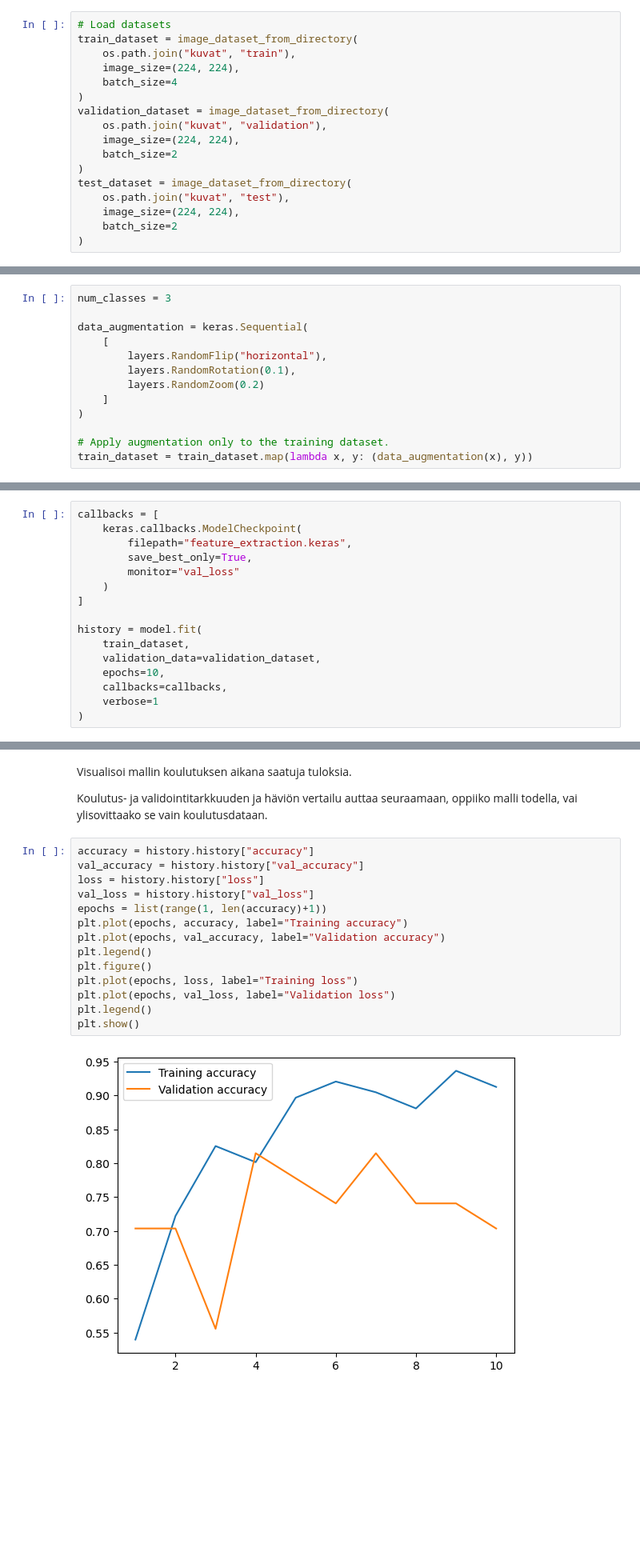
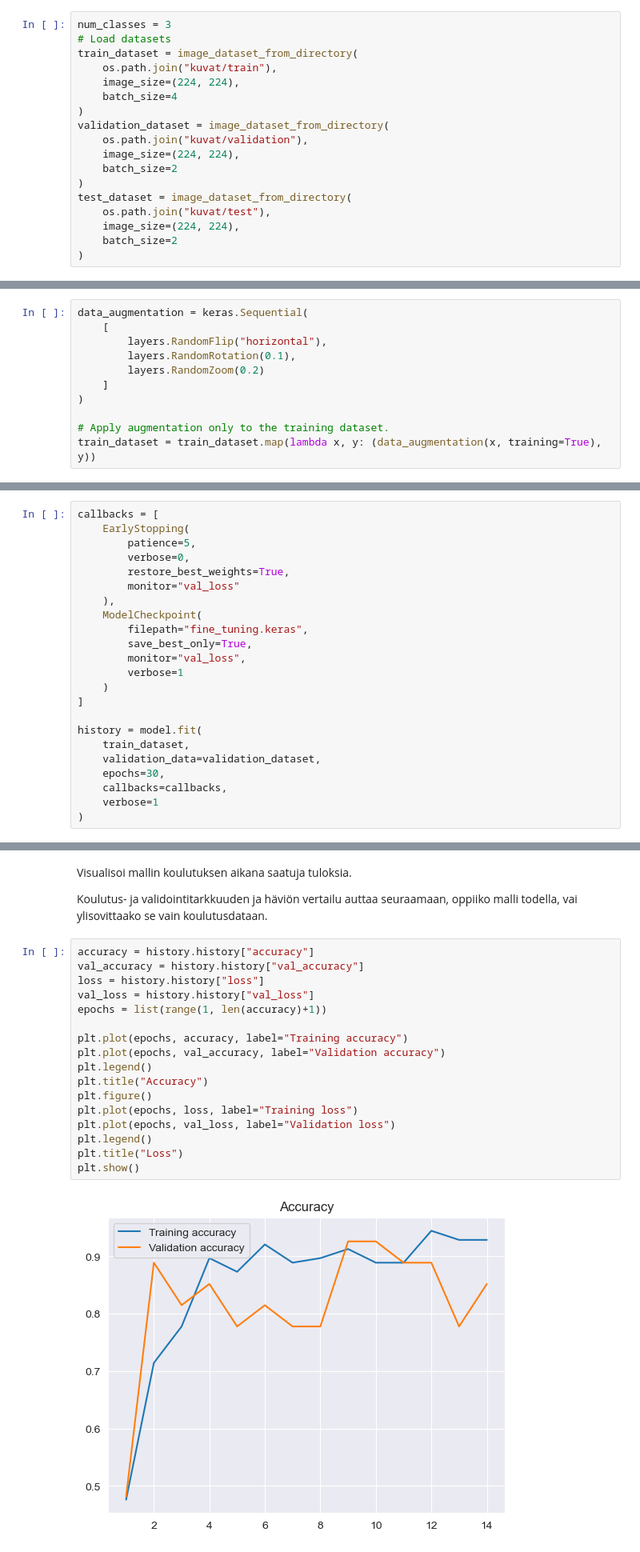
Before and after one commit to Islake/Neuroverkkoprojekti, a Jupyter notebook: Kuvantunnistus/Fine-tuned_VGG16.ipynb, the cells around one changed output, grey strips where cells are left out. Shown at 80% size. Drawn from its saved outputs; the diff is of its cells as text; blank space fills up the shorter version.

Commit message:
fine-tuned

```diff
--- a/Kuvantunnistus/Fine-tuned_VGG16.ipynb
+++ b/Kuvantunnistus/Fine-tuned_VGG16.ipynb
@@ -16,19 +16,20 @@ from keras.utils import image_dataset_from_directory
 - Kaikki kuvat muunnetaan kokoon 224x224 pikseliä.
 - 4 kuvaa trainissa, 2 kuvaa validaoinnnissa ja  testissä käsitellään kerrallaan mallin syötteessä.
 # %%
+num_classes = 3
 # Load datasets
 train_dataset = image_dataset_from_directory(
-    os.path.join("kuvat", "train"),
+    os.path.join("kuvat/train"),
     image_size=(224, 224),
     batch_size=4
 )
 validation_dataset = image_dataset_from_directory(
-    os.path.join("kuvat", "validation"),
+    os.path.join("kuvat/validation"),
     image_size=(224, 224),
     batch_size=2
 )
 test_dataset = image_dataset_from_directory(
-    os.path.join("kuvat", "test"),
+    os.path.join("kuvat/test"),
     image_size=(224, 224),
     batch_size=2
 )
@@ -49,8 +50,6 @@ luodaan datan augmentointiputki vain train_datasetille:
 
 - RandomZoom(0.2)
 # %%
-num_classes = 3
-
 data_augmentation = keras.Sequential(
     [
         layers.RandomFlip("horizontal"),
@@ -60,7 +59,7 @@ data_augmentation = keras.Sequential(
 )
 
 # Apply augmentation only to the training dataset.
-train_dataset = train_dataset.map(lambda x, y: (data_augmentation(x), y))
+train_dataset = train_dataset.map(lambda x, y: (data_augmentation(x, training=True), y))
 # %% [markdown]
 Ladataan valmiiksi opetettu VGG16 ilman ylintä (dense) osaa
 - clude_top=False: Poistetaan alkuperäinen luokittelupää
@@ -164,17 +163,24 @@ lisää ModelCheckpoint-callbackin, joka tallentaa parhaan version mallista koul
 - onitor="val_loss": Seuraa validointihäviötä.
 # %%
 callbacks = [
-    keras.callbacks.ModelCheckpoint(
-        filepath="feature_extraction.keras",
+    EarlyStopping(
+        patience=5,
+        verbose=0,
+        restore_best_weights=True,
+        monitor="val_loss"
+    ),
+    ModelCheckpoint(
+        filepath="fine_tuning.keras",
         save_best_only=True,
-        monitor="val_loss"
+        monitor="val_loss",
+        verbose=1
     )
 ]
 
 history = model.fit(
     train_dataset,
     validation_data=validation_dataset,
-    epochs=10,
+    epochs=30,
     callbacks=callbacks,
     verbose=1
 )
@@ -203,16 +217,19 @@ Koulutus- ja validointitarkkuuden ja häviön vertailu auttaa seuraamaan, oppiik
 # %%
 accuracy = history.history["accuracy"]
 val_accuracy = history.history["val_accuracy"]
 loss = history.history["loss"]
 val_loss = history.history["val_loss"]
 epochs = list(range(1, len(accuracy)+1))
+
 plt.plot(epochs, accuracy, label="Training accuracy")
 plt.plot(epochs, val_accuracy, label="Validation accuracy")
 plt.legend()
+plt.title("Accuracy")
 plt.figure()
 plt.plot(epochs, loss, label="Training loss")
 plt.plot(epochs, val_loss, label="Validation loss")
 plt.legend()
+plt.title("Loss")
 plt.show()
 # %% [output]
-[figure, old version]
+[figure, new version]
```
Also changed, not shown: parts of 11 cells of this notebook.
